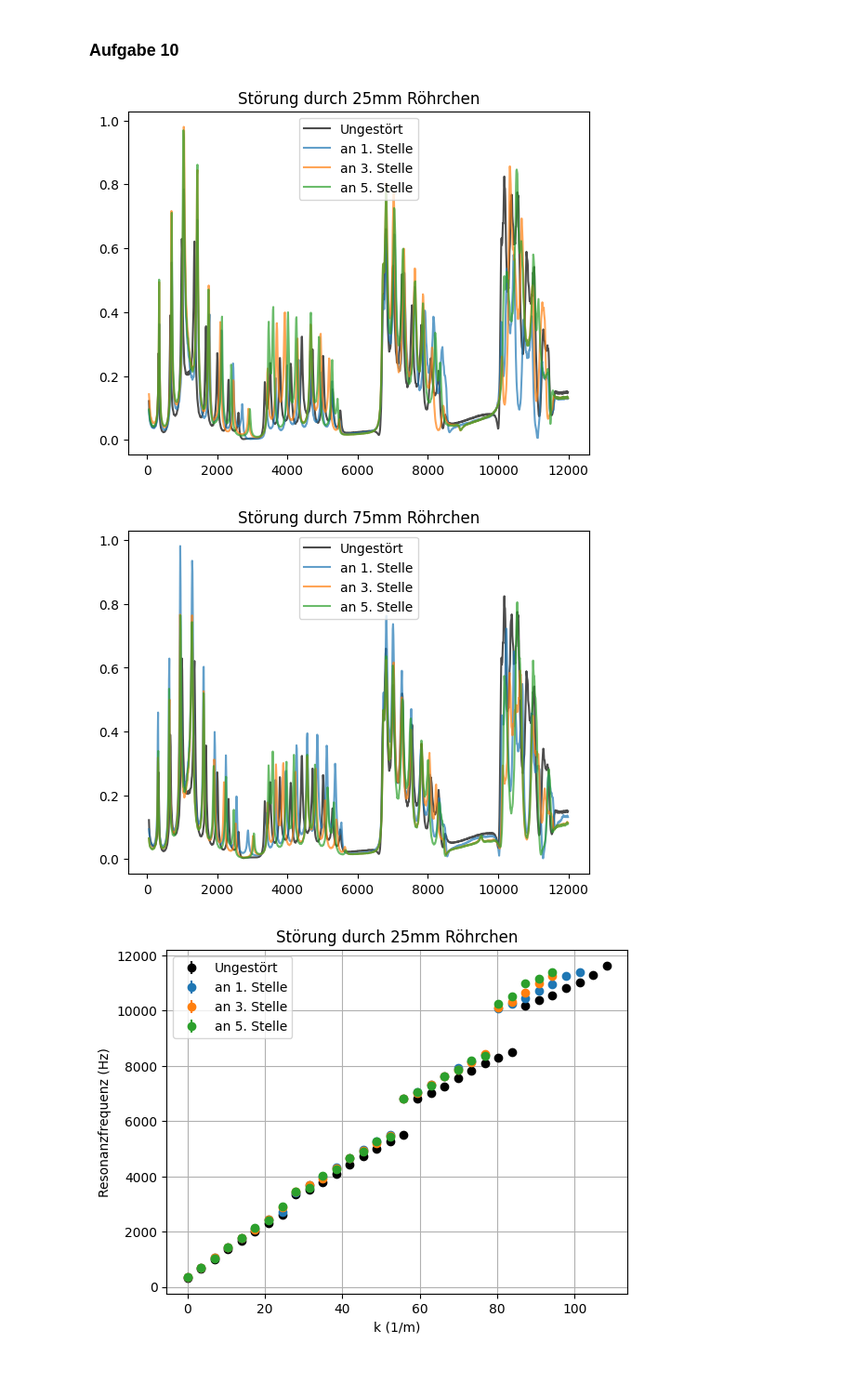
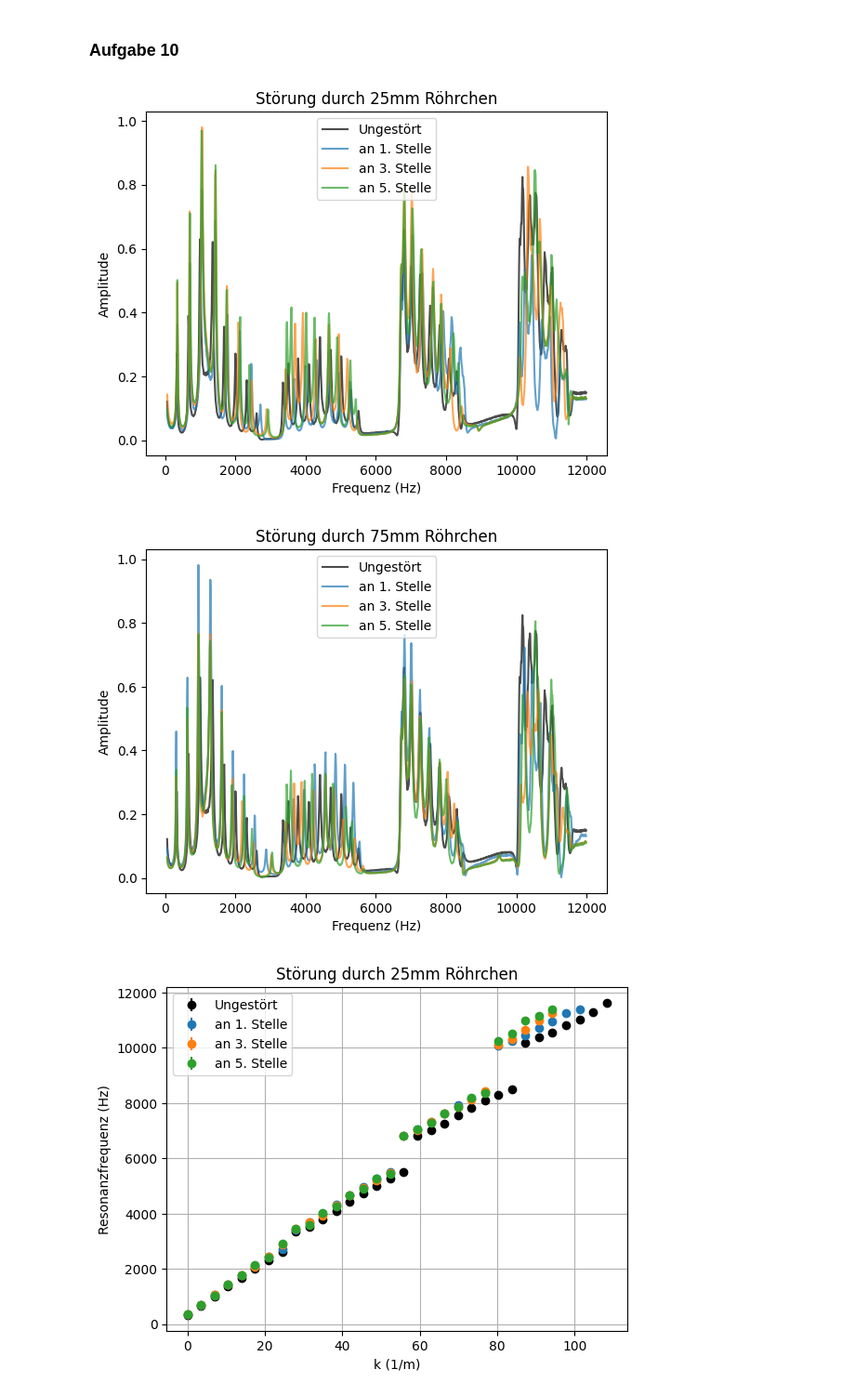
Before and after one commit to celina-coder-beep/F-Praktikum, a Jupyter notebook: 511-Quantenanalogien/Auswertung511.ipynb, the cells around one changed output. Shown at 93% size. Drawn from its saved outputs; the diff is of its cells as text; code cells hidden in the pictures; blank space fills up the shorter version.

```diff
--- a/511-Quantenanalogien/Auswertung511.ipynb
+++ b/511-Quantenanalogien/Auswertung511.ipynb
@@ -728,35 +678,39 @@ for file in files9c:
 
 df_ungestört= pd.read_csv(r"20-03-26\3-13mm.dat", skiprows=(0,1,2,3,4,5,6,7,8), sep="\t", decimal=",", names=["Frequenz", "Amplitude"])
 amplitude_ungestört= df_ungestört["Amplitude"] / df_ref["Amplitude"]
 
 files10a= [r"20-03-26\10-25-1.dat", r"20-03-26\10-25-3.dat", r"20-03-26\10-25-5.dat"]
 label10a= [ufloat(1,0), ufloat(3,0), ufloat(5,0)]
 
 files10b =[r"20-03-26\10-75-1.dat" , r"20-03-26\10-75-3.dat", r"20-03-26\10-75-5.dat"]
 label10b= [ufloat(1,0), ufloat(3,0), ufloat(5,0)]
 
 plt.plot(df_ungestört["Frequenz"], amplitude_ungestört, label="Ungestört", alpha=0.7, color= "black")
 for file in files10a:
     df = pd.read_csv(file, skiprows=(0,1,2,3,4,5,6,7,8), sep="\t", decimal=",", names=["Frequenz", "Amplitude"])
     frequency= df["Frequenz"]
     amplitude= df["Amplitude"] / df_ref["Amplitude"]
     plt.plot(frequency, amplitude, label= f"an {label10a[files10a.index(file)].nominal_value:.0f}. Stelle", alpha=0.7)
     plt.title("Störung durch 25mm Röhrchen")
+    plt.xlabel("Frequenz (Hz)")
+    plt.ylabel("Amplitude")
     plt.legend()
 plt.show()
 
 plt.plot(df_ungestört["Frequenz"], amplitude_ungestört, label="Ungestört", alpha=0.7, color= "black")
 for file in files10b:
     df = pd.read_csv(file, skiprows=(0,1,2,3,4,5,6,7,8), sep="\t", decimal=",", names=["Frequenz", "Amplitude"])
     frequency= df["Frequenz"]
     amplitude= df["Amplitude"] / df_ref["Amplitude"]
     plt.plot(frequency, amplitude, label= f"an {label10b[files10b.index(file)].nominal_value:.0f}. Stelle", alpha=0.7)
     plt.title("Störung durch 75mm Röhrchen")
+    plt.xlabel("Frequenz (Hz)")
+    plt.ylabel("Amplitude")
     plt.legend()
 plt.show()
 # %% [output]
-[figure, old version]
+[figure, new version]
-[figure, old version]
+[figure, new version]
 # %%
 # Dispersionsrelation
 
```
Also changed, not shown: parts of 6 cells of this notebook.
